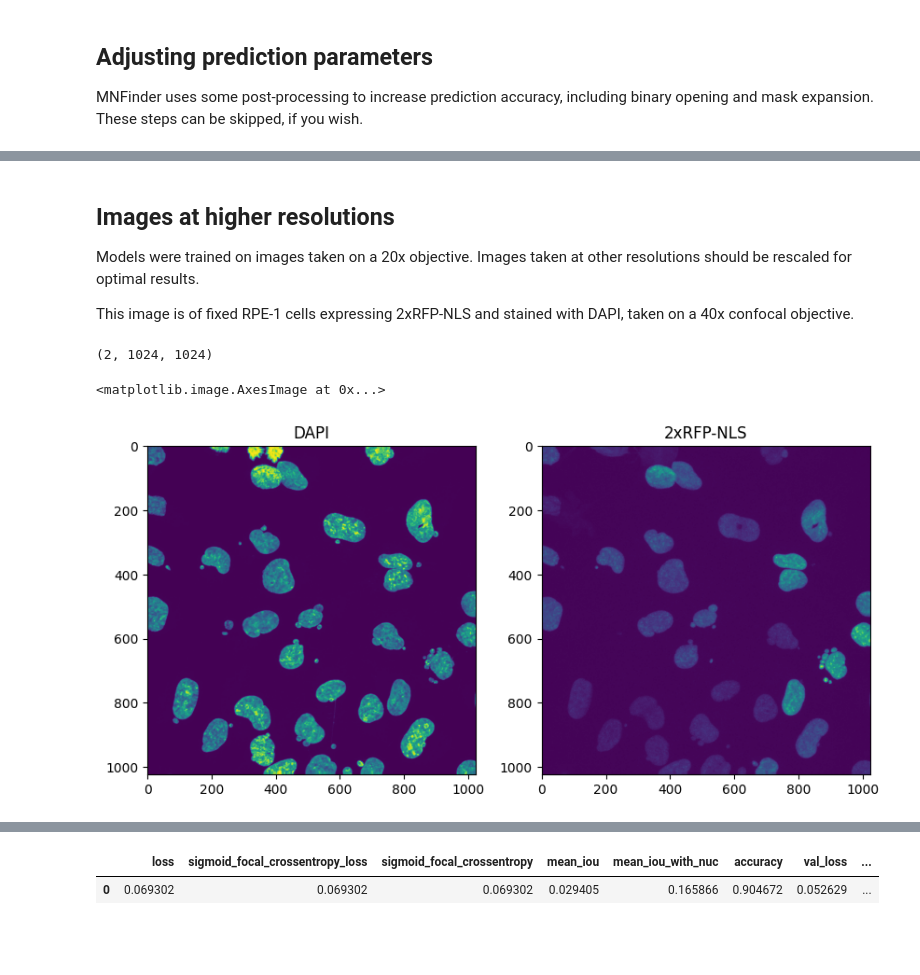
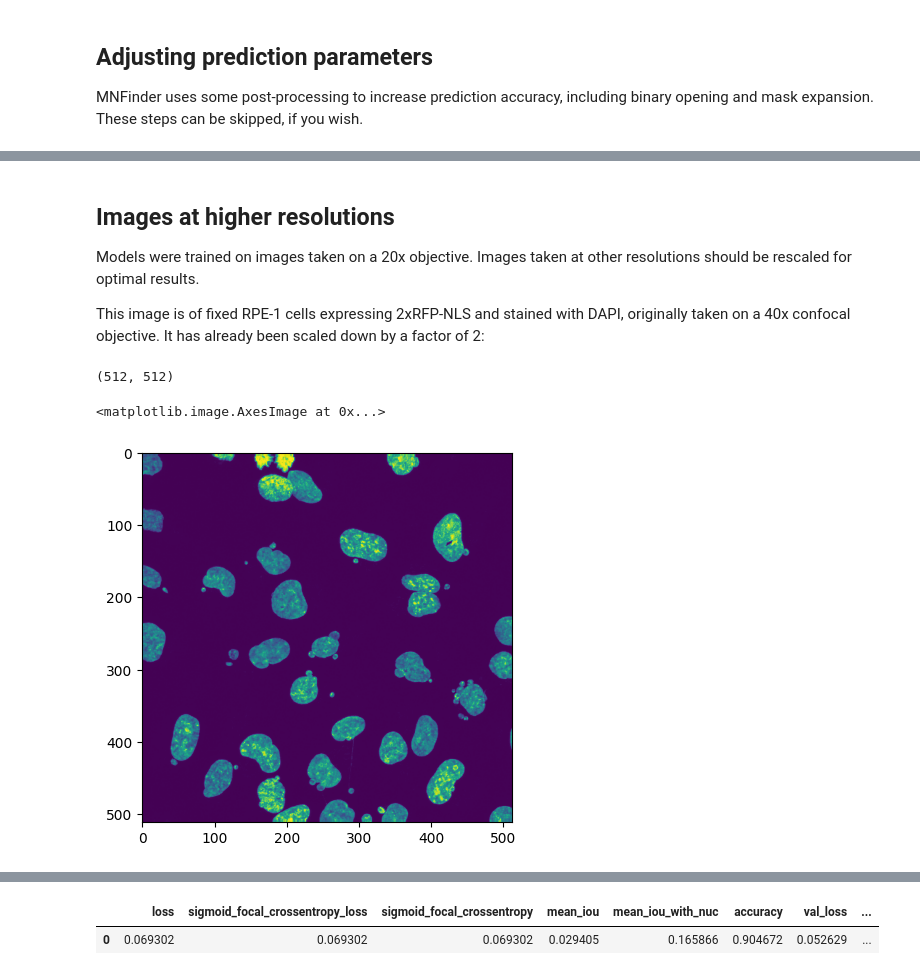
Before and after one commit to hatch-lab/mnfinder, a Jupyter notebook: quick-start.ipynb, the cells around one changed output, grey strips where cells are left out. Drawn from its saved outputs; the diff is of its cells as text; code cells hidden in the pictures; blank space fills up the shorter version.

```diff
--- a/quick-start.ipynb
+++ b/quick-start.ipynb
@@ -161,20 +164,16 @@ Proportion predictions not overlapping with true masks: 37.40%
 ## Images at higher resolutions
 Models were trained on images taken on a 20x objective. Images taken at other resolutions should be rescaled for optimal results.
 
-This image is of fixed RPE-1 cells expressing 2xRFP-NLS and stained with DAPI, taken on a 40x confocal objective.
+This image is of fixed RPE-1 cells expressing 2xRFP-NLS and stained with DAPI, originally taken on a 40x confocal objective. It has already been scaled down by a factor of 2:
 # %%
-img = tifffile.imread(MNModel.testing_root / "images/MAX_2022-12-29 ATF3 tilescan.lif - BAY.tif")
+img = tifffile.imread(MNClassifier.testing_root / "2023-05-31_misc/images/MAX_2022-12-29 ATF3 tilescan.lif - BAY.tif")
 img.shape
 # %% [output]
-(2, 1024, 1024)
+(512, 512)
 # %%
-f,ax = plt.subplots(1,2, figsize=(10,14))
-ax[0].set_title("DAPI")
-ax[0].imshow(img[0])
-ax[1].set_title("2xRFP-NLS")
-ax[1].imshow(img[1])
+plt.imshow(img)
 # %% [output]
 <matplotlib.image.AxesImage at 0x...>
-[figure, old version]
+[figure, new version]
 # %%
 # Load ground truth
```
Also changed, not shown: parts of 34 cells of this notebook, 5 other files.
